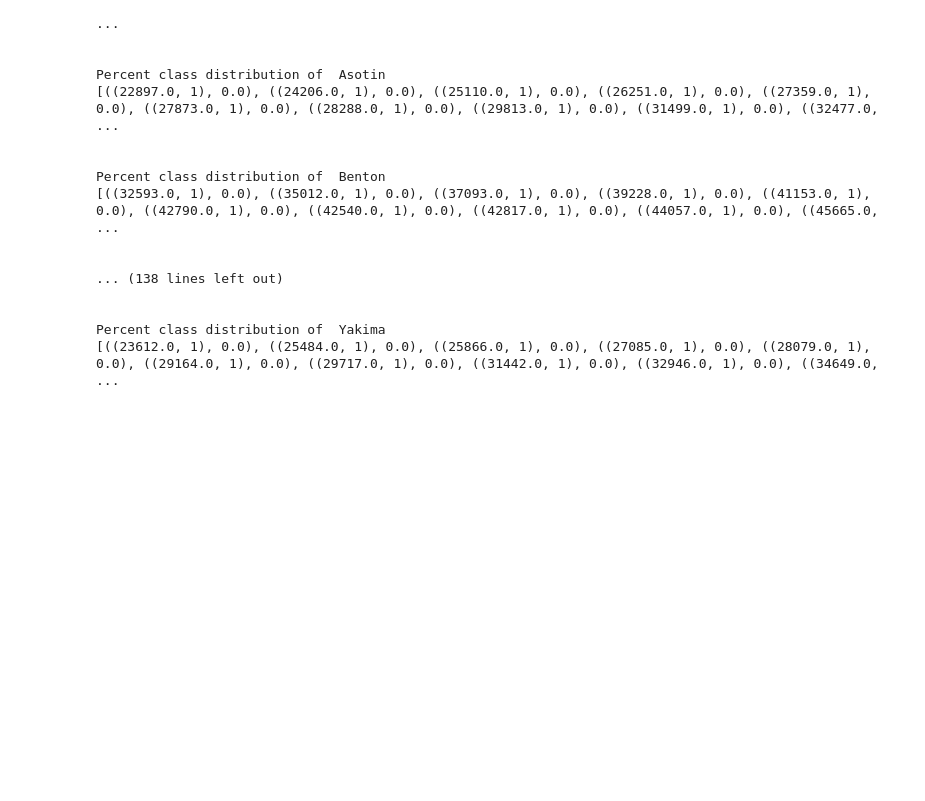
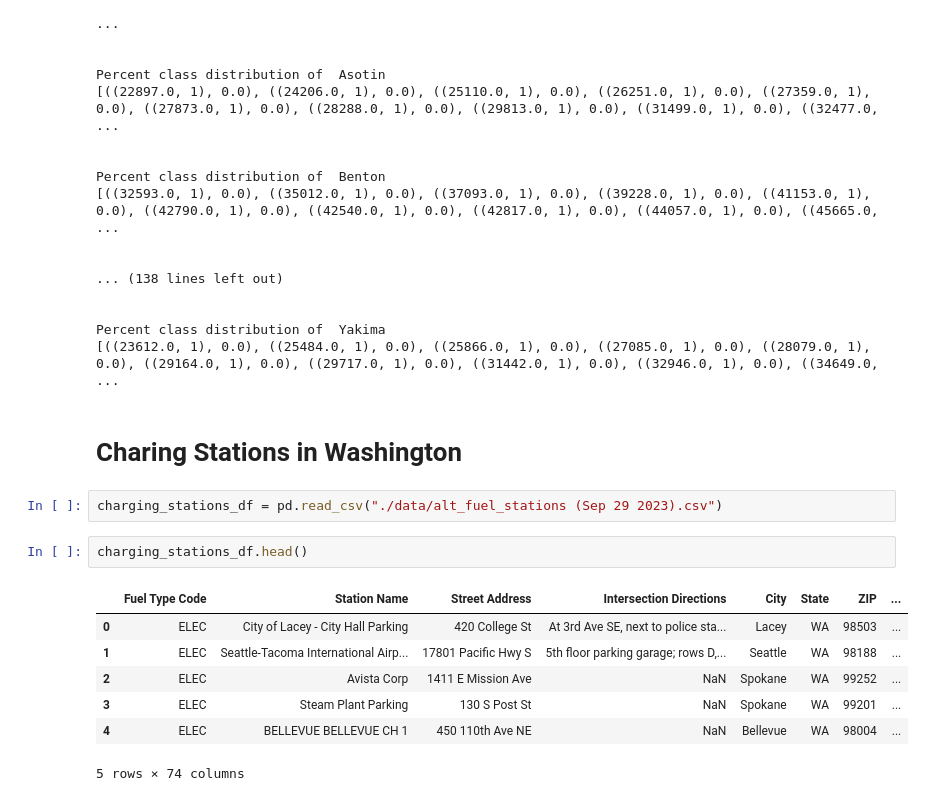
Before and after one commit to rileyfroehlich/DAAN881-Final-Project, a Jupyter notebook: data_clean.ipynb, the cells around one changed output. Drawn from its saved outputs; the diff is of its cells as text; blank space fills up the shorter version.

```diff
--- a/data_clean.ipynb
+++ b/data_clean.ipynb
@@ -219,3 +219,17 @@ Percent class distribution of  Benton
 
 Percent class distribution of  Yakima
 [((23612.0, 1), 0.0), ((25484.0, 1), 0.0), ((25866.0, 1), 0.0), ((27085.0, 1), 0.0), ((28079.0, 1), 0.0), ((29164.0, 1), 0.0), ((29717.0, 1), 0.0), ((31442.0, 1), 0.0), ((32946.0, 1), 0.0), ((34649.0, ...
+# %% [markdown]
+# Charing Stations in Washington
+# %%
+charging_stations_df = pd.read_csv("./data/alt_fuel_stations (Sep 29 2023).csv")
+# %%
+charging_stations_df.head()
+# %% [output]
+|  | Fuel Type Code | Station Name | Street Address | Intersection Directions | City | State | ZIP | ... |
+| 0 | ELEC | City of Lacey - City Hall Parking | 420 College St | At 3rd Ave SE, next to police sta... | Lacey | WA | 98503 | ... |
+| 1 | ELEC | Seattle-Tacoma International Airp... | 17801 Pacific Hwy S | 5th floor parking garage; rows D,... | Seattle | WA | 98188 | ... |
+| 2 | ELEC | Avista Corp | 1411 E Mission Ave | NaN | Spokane | WA | 99252 | ... |
+| 3 | ELEC | Steam Plant Parking | 130 S Post St | NaN | Spokane | WA | 99201 | ... |
+| 4 | ELEC | BELLEVUE BELLEVUE CH 1 | 450 110th Ave NE | NaN | Bellevue | WA | 98004 | ... |
+5 rows × 74 columns
```
Also changed, not shown: parts of 6 cells of this notebook, 4 other files.
